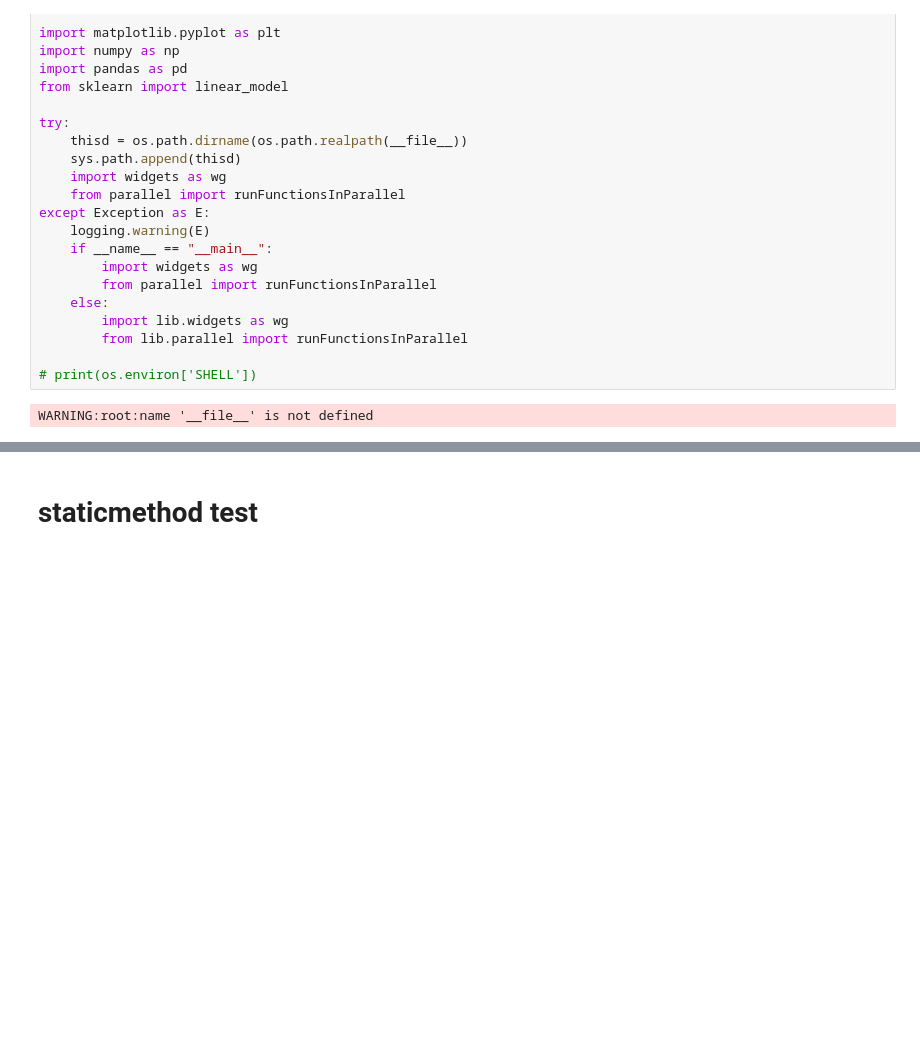
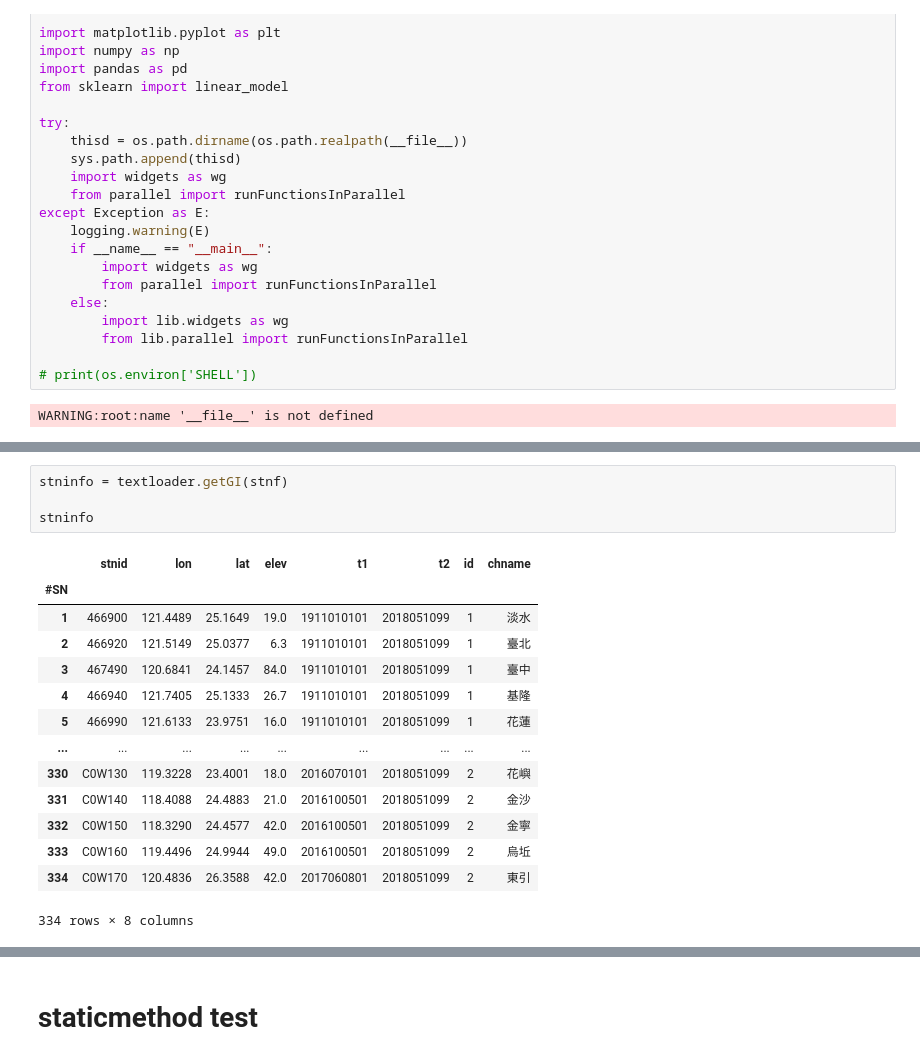
Before and after one commit to thecourageyu/RNNQC, a Jupyter notebook: lib/textloader.ipynb, the cells around one changed output, grey strips where cells are left out. Saved outputs shown, nothing was run; the diff lists cells and outputs as text; blank space fills up the shorter version.

```diff
--- a/lib/textloader.ipynb
+++ b/lib/textloader.ipynb
@@ -43,0 +143,19 @@ WARNING:root:name '__file__' is not defined
+# %%
+stninfo = textloader.getGI(stnf)
+
+stninfo
+# %% [output]
+|  | stnid | lon | lat | elev | t1 | t2 | id | chname |
+| #SN |  |  |  |  |  |  |  |  |
+| 1 | 466900 | 121.4489 | 25.1649 | 19.0 | 1911010101 | 2018051099 | 1 | 淡水 |
+| 2 | 466920 | 121.5149 | 25.0377 | 6.3 | 1911010101 | 2018051099 | 1 | 臺北 |
+| 3 | 467490 | 120.6841 | 24.1457 | 84.0 | 1911010101 | 2018051099 | 1 | 臺中 |
+| 4 | 466940 | 121.7405 | 25.1333 | 26.7 | 1911010101 | 2018051099 | 1 | 基隆 |
+| 5 | 466990 | 121.6133 | 23.9751 | 16.0 | 1911010101 | 2018051099 | 1 | 花蓮 |
+| ... | ... | ... | ... | ... | ... | ... | ... | ... |
+| 330 | C0W130 | 119.3228 | 23.4001 | 18.0 | 2016070101 | 2018051099 | 2 | 花嶼 |
+| 331 | C0W140 | 118.4088 | 24.4883 | 21.0 | 2016100501 | 2018051099 | 2 | 金沙 |
+| 332 | C0W150 | 118.3290 | 24.4577 | 42.0 | 2016100501 | 2018051099 | 2 | 金寧 |
+| 333 | C0W160 | 119.4496 | 24.9944 | 49.0 | 2016100501 | 2018051099 | 2 | 烏坵 |
+| 334 | C0W170 | 120.4836 | 26.3588 | 42.0 | 2017060801 | 2018051099 | 2 | 東引 |
+334 rows × 8 columns
```
Also changed, not shown: parts of 6 cells of this notebook, 3 other files.
